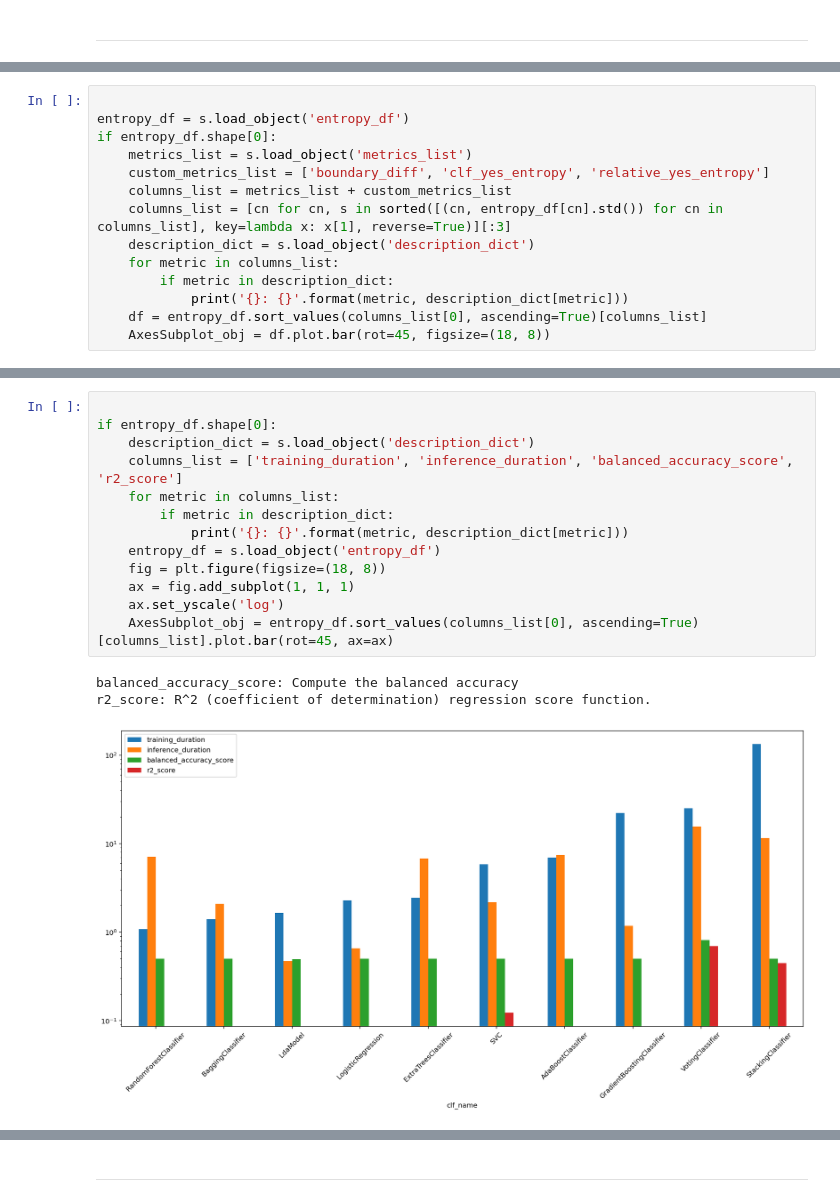
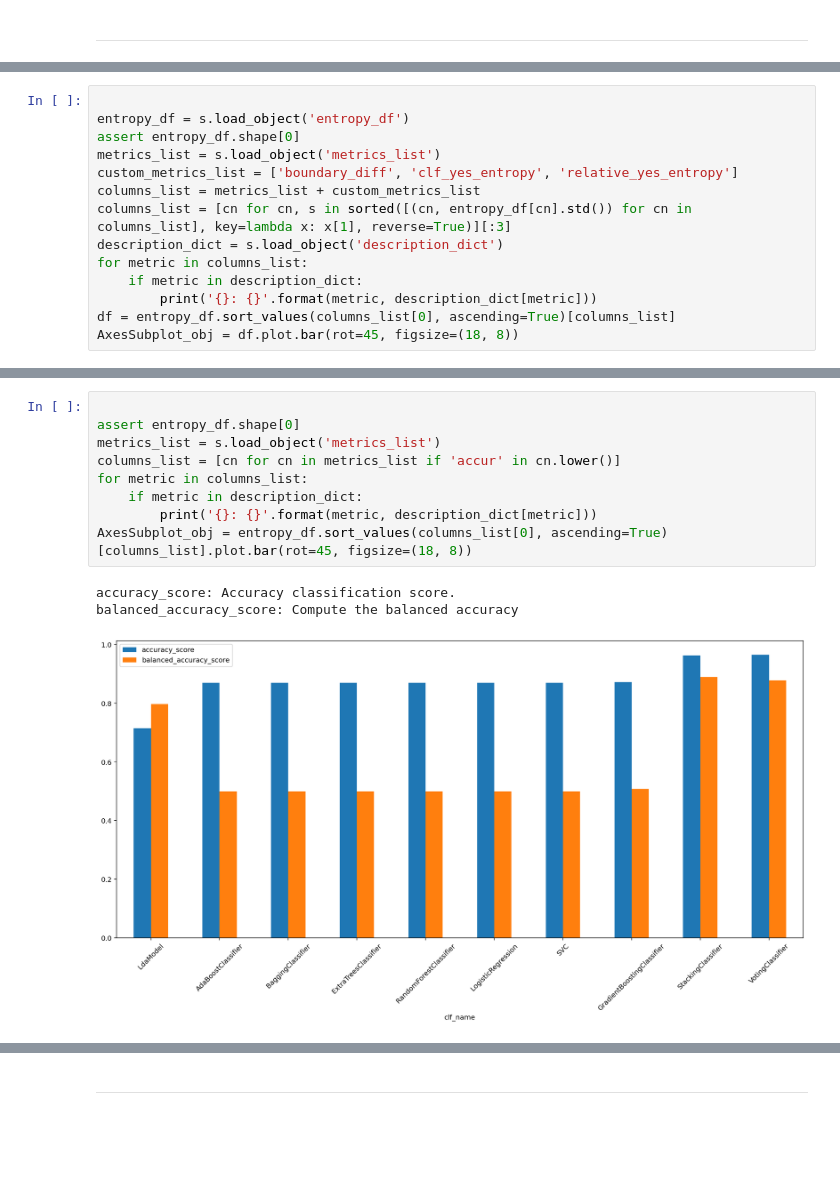
Before and after one commit to dbabbitt/job-hunting, a Jupyter notebook: ipynb/Indeed Header Classifier Scores.ipynb, the cells around one changed output, grey strips where cells are left out. Drawn from its saved outputs; the diff is of its cells as text; blank space fills up the shorter version.

```diff
--- a/ipynb/Indeed Header Classifier Scores.ipynb
+++ b/ipynb/Indeed Header Classifier Scores.ipynb
@@ -449,15 +492,15 @@ Pickling to C:\Users\dev\Documents\Repositories\job-hunting\saves\pickle\fit_est
 # %%
 
 entropy_df = s.load_object('entropy_df')
-if entropy_df.shape[0]:
-    metrics_list = s.load_object('metrics_list')
-    custom_metrics_list = ['boundary_diff', 'clf_yes_entropy', 'relative_yes_entropy']
-    columns_list = metrics_list + custom_metrics_list
-    columns_list = [cn for cn, s in sorted([(cn, entropy_df[cn].std()) for cn in columns_list], key=lambda x: x[1], reverse=True)][:3]
-    description_dict = s.load_object('description_dict')
-    for metric in columns_list:
-        if metric in description_dict:
-            print('{}: {}'.format(metric, description_dict[metric]))
-    df = entropy_df.sort_values(columns_list[0], ascending=True)[columns_list]
-    AxesSubplot_obj = df.plot.bar(rot=45, figsize=(18, 8))
+assert entropy_df.shape[0]
+metrics_list = s.load_object('metrics_list')
+custom_metrics_list = ['boundary_diff', 'clf_yes_entropy', 'relative_yes_entropy']
+columns_list = metrics_list + custom_metrics_list
+columns_list = [cn for cn, s in sorted([(cn, entropy_df[cn].std()) for cn in columns_list], key=lambda x: x[1], reverse=True)][:3]
+description_dict = s.load_object('description_dict')
+for metric in columns_list:
+    if metric in description_dict:
+        print('{}: {}'.format(metric, description_dict[metric]))
+df = entropy_df.sort_values(columns_list[0], ascending=True)[columns_list]
+AxesSubplot_obj = df.plot.bar(rot=45, figsize=(18, 8))
 # %% [output]
@@ -488,17 +532,13 @@ display(df.append(pd.DataFrame([row_dict], index=['Standard Deviation'])))
 # %%
 
-if entropy_df.shape[0]:
-    description_dict = s.load_object('description_dict')
-    columns_list = ['training_duration', 'inference_duration', 'balanced_accuracy_score', 'r2_score']
-    for metric in columns_list:
-        if metric in description_dict:
-            print('{}: {}'.format(metric, description_dict[metric]))
-    entropy_df = s.load_object('entropy_df')
-    fig = plt.figure(figsize=(18, 8))
-    ax = fig.add_subplot(1, 1, 1)
-    ax.set_yscale('log')
-    AxesSubplot_obj = entropy_df.sort_values(columns_list[0], ascending=True)[columns_list].plot.bar(rot=45, ax=ax)
+assert entropy_df.shape[0]
+metrics_list = s.load_object('metrics_list')
+columns_list = [cn for cn in metrics_list if 'accur' in cn.lower()]
+for metric in columns_list:
+    if metric in description_dict:
+        print('{}: {}'.format(metric, description_dict[metric]))
+AxesSubplot_obj = entropy_df.sort_values(columns_list[0], ascending=True)[columns_list].plot.bar(rot=45, figsize=(18, 8))
 # %% [output]
+accuracy_score: Accuracy classification score.
 balanced_accuracy_score: Compute the balanced accuracy
-r2_score: R^2 (coefficient of determination) regression score function.
-[figure, old version]
+[figure, new version]
```
Also changed, not shown: parts of 45 cells of this notebook, 11 other files.
